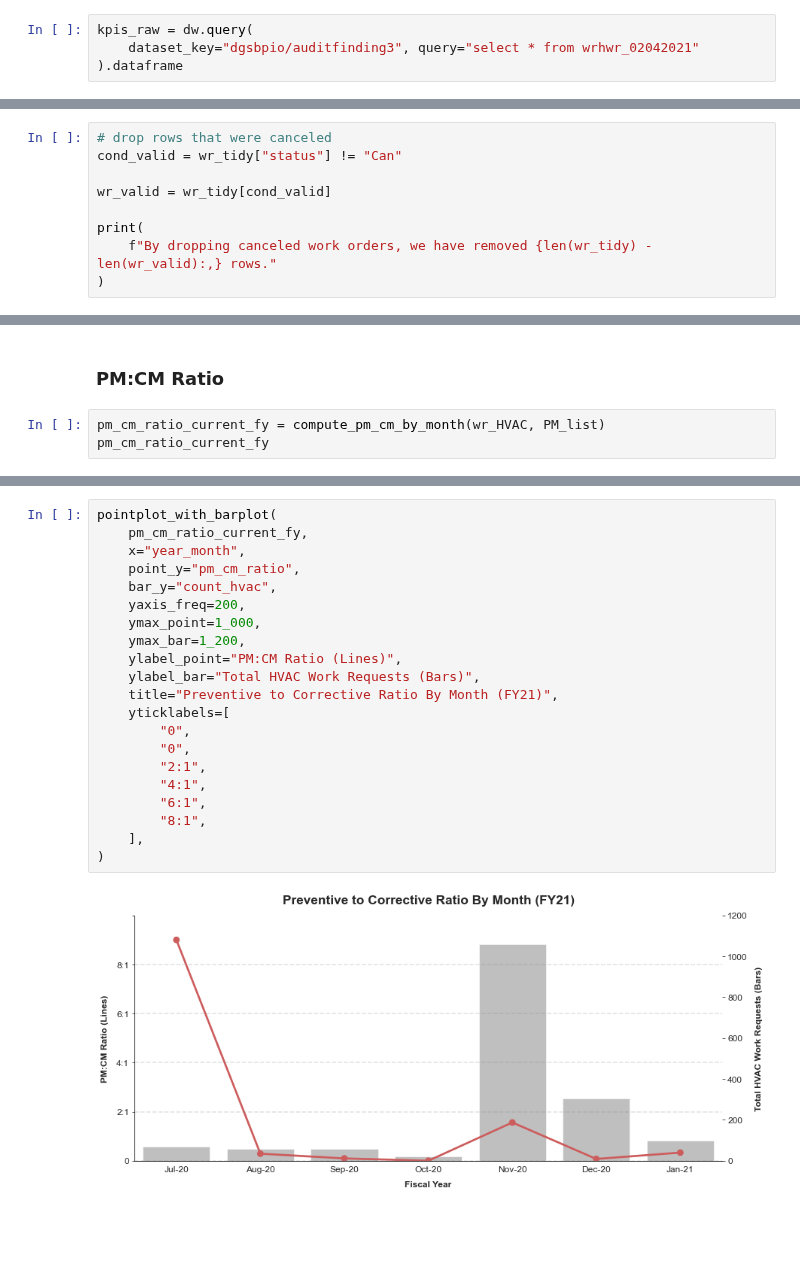
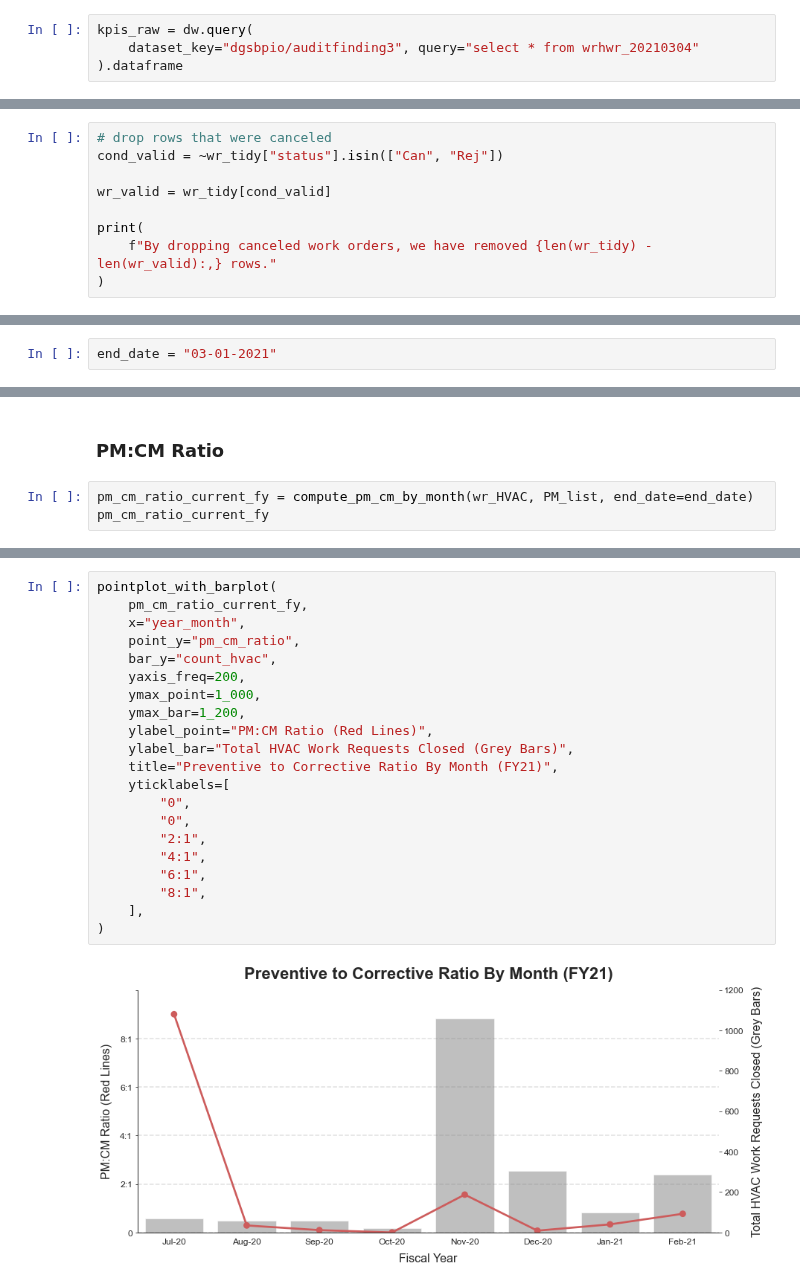
Before and after one commit to department-of-general-services/KPI_central, a Jupyter notebook: FMD_scorecard.ipynb, the cells around one changed output, grey strips where cells are left out. Drawn from its saved outputs; the diff is of its cells as text; blank space fills up the shorter version.

Commit message:
Incorporates end-date functionality in notebook

```diff
--- a/FMD_scorecard.ipynb
+++ b/FMD_scorecard.ipynb
@@ -50,7 +51,7 @@ pd.options.mode.chained_assignment = None  # default='warn'
 This data is a copy of Archibus's `wrhwr` table stored at DGS's account on Data.World. To see the exact query used to generate the input data, see `/sql/input_for_FMD_KPIs.sql`.
 # %%
 kpis_raw = dw.query(
-    dataset_key="dgsbpio/auditfinding3", query="select * from wrhwr_02042021"
+    dataset_key="dgsbpio/auditfinding3", query="select * from wrhwr_20210304"
 ).dataframe
 # %%
 print(f"The work orders dataframe has {kpis_raw.shape[0]:,} rows.")
@@ -97,7 +98,7 @@ By tidying the data, we have removed 127 rows.
 The data comes to us with many canceled work orders. Those shouldn't count against us as not having been completed on time. So we drop them here.
 # %%
 # drop rows that were canceled
-cond_valid = wr_tidy["status"] != "Can"
+cond_valid = ~wr_tidy["status"].isin(["Can", "Rej"])
 
 wr_valid = wr_tidy[cond_valid]
 
@@ -443,2 +446,4 @@ pointplot_with_barplot(
+# %%
+end_date = "03-01-2021"
 # %% [markdown]
 ### PMs on Time
@@ -491,7 +482,7 @@ pointplot_with_barplot(
 # %% [markdown]
 ### PM:CM Ratio
 # %%
-pm_cm_ratio_current_fy = compute_pm_cm_by_month(wr_HVAC, PM_list)
+pm_cm_ratio_current_fy = compute_pm_cm_by_month(wr_HVAC, PM_list, end_date=end_date)
 pm_cm_ratio_current_fy
 # %% [output]
 |  | year_month | pm_cm_ratio | count_cm | count_pm | count_hvac |
@@ -505,24 +497,24 @@ pm_cm_ratio_current_fy
 # %%
 pointplot_with_barplot(
     pm_cm_ratio_current_fy,
     x="year_month",
     point_y="pm_cm_ratio",
     bar_y="count_hvac",
     yaxis_freq=200,
     ymax_point=1_000,
     ymax_bar=1_200,
-    ylabel_point="PM:CM Ratio (Lines)",
-    ylabel_bar="Total HVAC Work Requests (Bars)",
+    ylabel_point="PM:CM Ratio (Red Lines)",
+    ylabel_bar="Total HVAC Work Requests Closed (Grey Bars)",
     title="Preventive to Corrective Ratio By Month (FY21)",
     yticklabels=[
         "0",
         "0",
         "2:1",
         "4:1",
         "6:1",
         "8:1",
     ],
 )
 # %% [output]
-[figure, old version]
+[figure, new version]
 # %%
```
Also changed, not shown: parts of 28 cells of this notebook.
